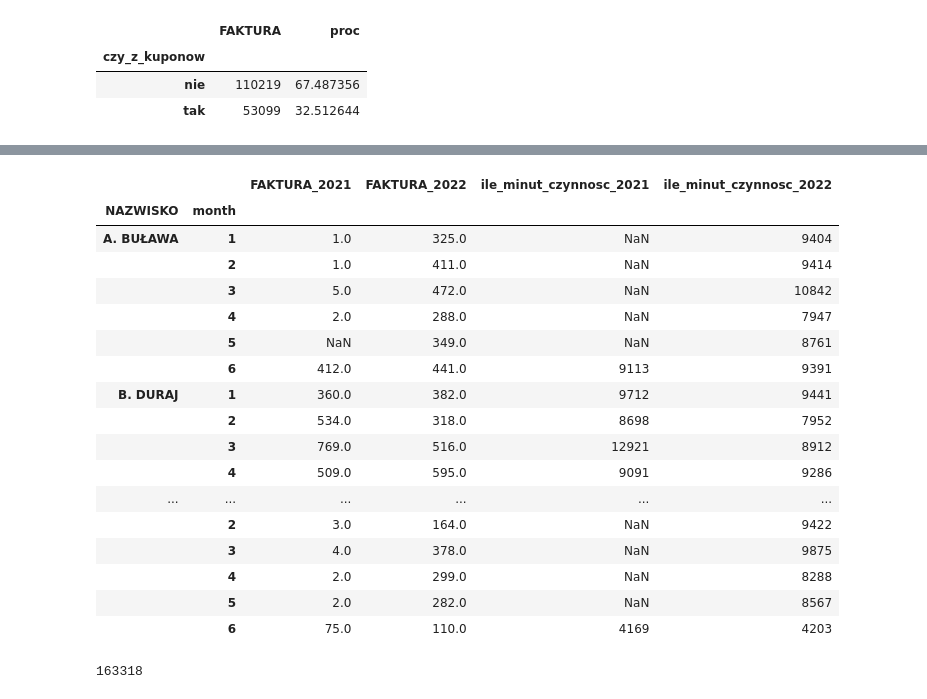
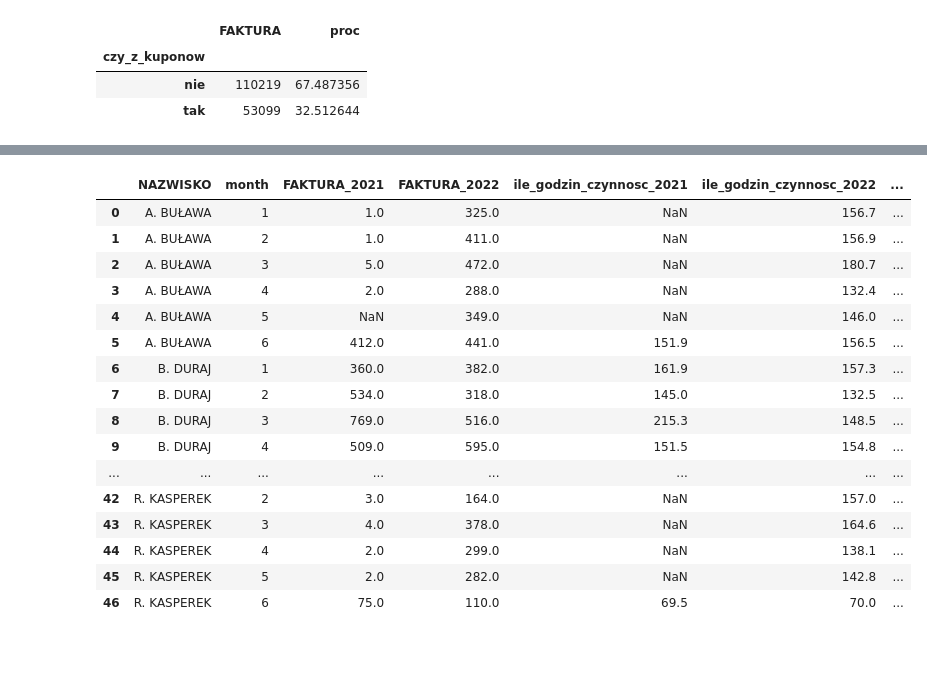
Before and after one commit to plggrzybuch/kupony, a Jupyter notebook: zamowienia.ipynb, the cells around one changed output, grey strips where cells are left out. Saved outputs shown, nothing was run; the diff lists cells and outputs as text; code cells hidden in the pictures; blank space fills up the shorter version.

```diff
--- a/zamowienia.ipynb
+++ b/zamowienia.ipynb
@@ -67,9 +67,10 @@ def func_typ_dokumentu(df):
 def func_read_rcp(df_ewid_rcp,
                   df_zad_rcp):
     df_ewid_rcp=func_date_rcp(df_ewid_rcp)
-    df_rcp=df_ewid_rcp[['ID_ZAD','DATA','ROZ_DNIA','ZAK_DNIA','GODZ_PL','DATA_ROZ','GODZ_ROZ','DATA_ZAK','GODZ_ZAK','KOD_OPER', 'date_start', 'date_finish']].\
+    df_rcp=df_ewid_rcp[['ID_ZAD','DATA','ROZ_DNIA','ZAK_DNIA','GODZ_PL','DATA_ROZ','GODZ_ROZ','DATA_ZAK','GODZ_ZAK','KOD_OPER', 'date_start', 'date_finish','KOD_GR_RCP']].\
                 merge(df_zad_rcp[['ID_ZAD','ZADANIE']].drop_duplicates(),
                       how='left', on='ID_ZAD')
+
 
     return df_rcp
 
@@ -294,7 +303,7 @@ def func_raport_pivot(df, year1, year2, month, df_with_minutes_rcp):
     df_tmp2_rcp=df_with_minutes_rcp2.loc[df_with_minutes_rcp2['zadanie']=='KUPONY-OBSŁUGA'].groupby(['NAZWISKO','month']).agg({'ile_minut_czynnosc':'sum'})
     df_tmp2_rcp=df_tmp2_rcp.rename(columns={'ile_minut_czynnosc':'ile_minut_czynnosc_'+str(year2)})
 
-    display(df_tmp1.merge(df_tmp2,
+    df_tmp=df_tmp1.merge(df_tmp2,
                          how='outer',
                          left_index=True, right_index=True).\
                    merge(df_tmp1_rcp,
@@ -302,30 +311,34 @@ def func_raport_pivot(df, year1, year2, month, df_with_minutes_rcp):
                                  left_index=True, right_index=True).\
                    merge(df_tmp2_rcp,
                                  how='left',
-                                 left_index=True, right_index=True))
-    return
+                                 left_index=True, right_index=True). reset_index()
+    for i in [year1, year2]:
+        df_tmp['ile_minut_czynnosc_'+str(i)]=df_tmp['ile_minut_czynnosc_'+str(i)].apply(lambda x: round(x/60, 1))
+        df_tmp=df_tmp.rename(columns={'ile_minut_czynnosc_'+str(i) : 'ile_godzin_czynnosc_'+str(i)})
+        df_tmp['FAKTURA_na_godzine_'+str(i)]=round(df_tmp['FAKTURA_'+str(i)]/df_tmp['ile_godzin_czynnosc_'+str(i)], 2)
+
+    return df_tmp
 # %%
-func_raport_pivot(df_zamowienia.loc[df_zamowienia['czy_z_kuponow']=='tak'], 2021, 2022, [1,2,3,4,5,6], df_with_minutes_rcp)
+raport_pivot=func_raport_pivot(df_zamowienia.loc[df_zamowienia['czy_z_kuponow']=='tak'], 2021, 2022, [1,2,3,4,5,6], df_with_minutes_rcp)
+raport_pivot.to_excel(path_to_catalog+'raport_pivot_zamowienia_telefony.xlsx')
+display(raport_pivot)
 # %% [output]
-|  |  | FAKTURA_2021 | FAKTURA_2022 | ile_minut_czynnosc_2021 | ile_minut_czynnosc_2022 |
-| NAZWISKO | month |  |  |  |  |
-| A. BUŁAWA | 1 | 1.0 | 325.0 | NaN | 9404 |
-|  | 2 | 1.0 | 411.0 | NaN | 9414 |
-|  | 3 | 5.0 | 472.0 | NaN | 10842 |
-|  | 4 | 2.0 | 288.0 | NaN | 7947 |
-|  | 5 | NaN | 349.0 | NaN | 8761 |
-|  | 6 | 412.0 | 441.0 | 9113 | 9391 |
-| B. DURAJ | 1 | 360.0 | 382.0 | 9712 | 9441 |
-|  | 2 | 534.0 | 318.0 | 8698 | 7952 |
-|  | 3 | 769.0 | 516.0 | 12921 | 8912 |
-|  | 4 | 509.0 | 595.0 | 9091 | 9286 |
-| ... | ... | ... | ... | ... | ... |
-|  | 2 | 3.0 | 164.0 | NaN | 9422 |
-|  | 3 | 4.0 | 378.0 | NaN | 9875 |
-|  | 4 | 2.0 | 299.0 | NaN | 8288 |
-|  | 5 | 2.0 | 282.0 | NaN | 8567 |
-|  | 6 | 75.0 | 110.0 | 4169 | 4203 |
+|  | NAZWISKO | month | FAKTURA_2021 | FAKTURA_2022 | ile_godzin_czynnosc_2021 | ile_godzin_czynnosc_2022 | ... |
+| 0 | A. BUŁAWA | 1 | 1.0 | 325.0 | NaN | 156.7 | ... |
+| 1 | A. BUŁAWA | 2 | 1.0 | 411.0 | NaN | 156.9 | ... |
+| 2 | A. BUŁAWA | 3 | 5.0 | 472.0 | NaN | 180.7 | ... |
+| 3 | A. BUŁAWA | 4 | 2.0 | 288.0 | NaN | 132.4 | ... |
+| 4 | A. BUŁAWA | 5 | NaN | 349.0 | NaN | 146.0 | ... |
+| 5 | A. BUŁAWA | 6 | 412.0 | 441.0 | 151.9 | 156.5 | ... |
+| 6 | B. DURAJ | 1 | 360.0 | 382.0 | 161.9 | 157.3 | ... |
+| 7 | B. DURAJ | 2 | 534.0 | 318.0 | 145.0 | 132.5 | ... |
+| 8 | B. DURAJ | 3 | 769.0 | 516.0 | 215.3 | 148.5 | ... |
+| 9 | B. DURAJ | 4 | 509.0 | 595.0 | 151.5 | 154.8 | ... |
+| ... | ... | ... | ... | ... | ... | ... | ... |
+| 42 | R. KASPEREK | 2 | 3.0 | 164.0 | NaN | 157.0 | ... |
+| 43 | R. KASPEREK | 3 | 4.0 | 378.0 | NaN | 164.6 | ... |
+| 44 | R. KASPEREK | 4 | 2.0 | 299.0 | NaN | 138.1 | ... |
+| 45 | R. KASPEREK | 5 | 2.0 | 282.0 | NaN | 142.8 | ... |
+| 46 | R. KASPEREK | 6 | 75.0 | 110.0 | 69.5 | 70.0 | ... |
 # %%
-df_zamowienia['FAKTURA'].nunique()
+df_zamowienia.groupby(['year_month','NAZWISKO','czy_z_kuponow']).agg({'FAKTURA':'nunique'}).reset_index().to_excel(path_to_catalog+'zestawienie_faktur_po_mc.xlsx')
-# %% [output]
-163318
```
Also changed, not shown: parts of 17 cells of this notebook.
